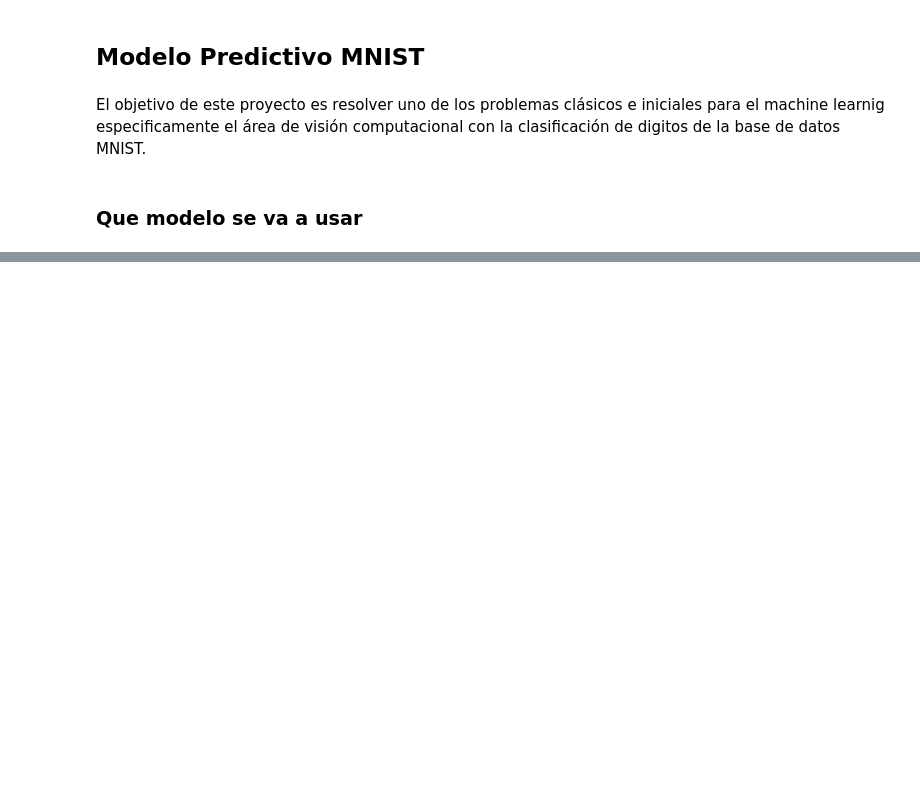
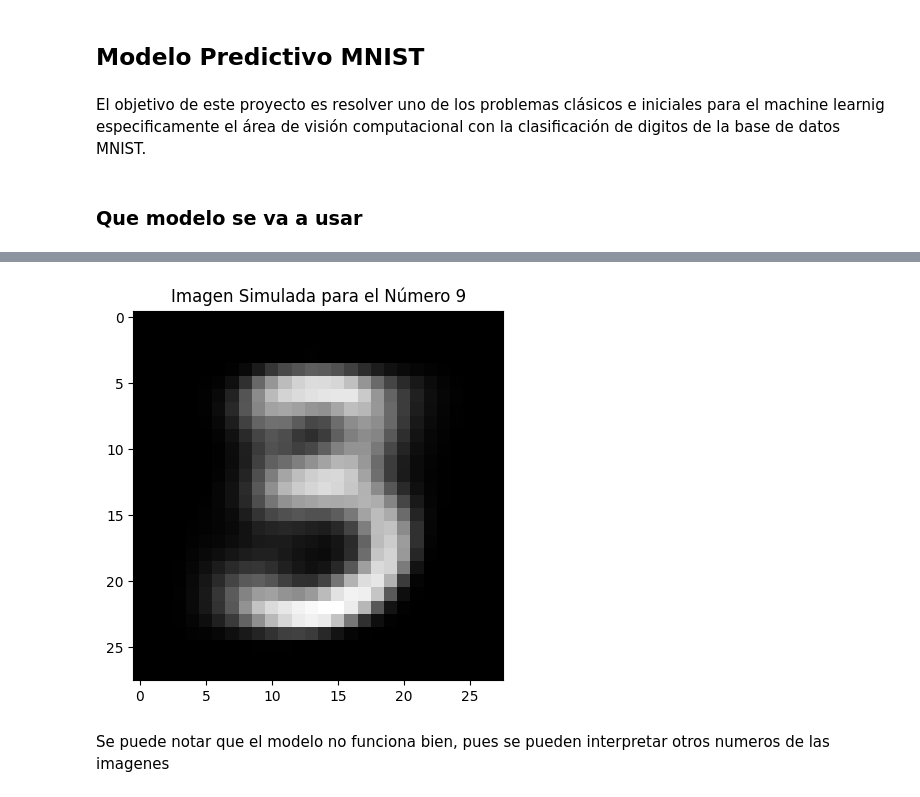
Before and after one commit to patrejos/MNIST, a Jupyter notebook: ModeloPredictivoYGenerativoMNIST.ipynb, the cells around one changed output, grey strips where cells are left out. Saved outputs shown, nothing was run; the diff lists cells and outputs as text; code cells hidden in the pictures; blank space fills up the shorter version.

```diff
--- a/ModeloPredictivoYGenerativoMNIST.ipynb
+++ b/ModeloPredictivoYGenerativoMNIST.ipynb
@@ -137,0 +201,3 @@ calculate_prior(df,Y='label')
+# %%
+generar_imagen_para_numero(9)
+# %% [output]
@@ -137,0 +205,3 @@ calculate_prior(df,Y='label')
+[figure, added]
+# %% [markdown]
+Se puede notar que el modelo no funciona bien, pues se pueden interpretar otros numeros de las imagenes
```
Also changed, not shown: parts of 26 cells of this notebook.
